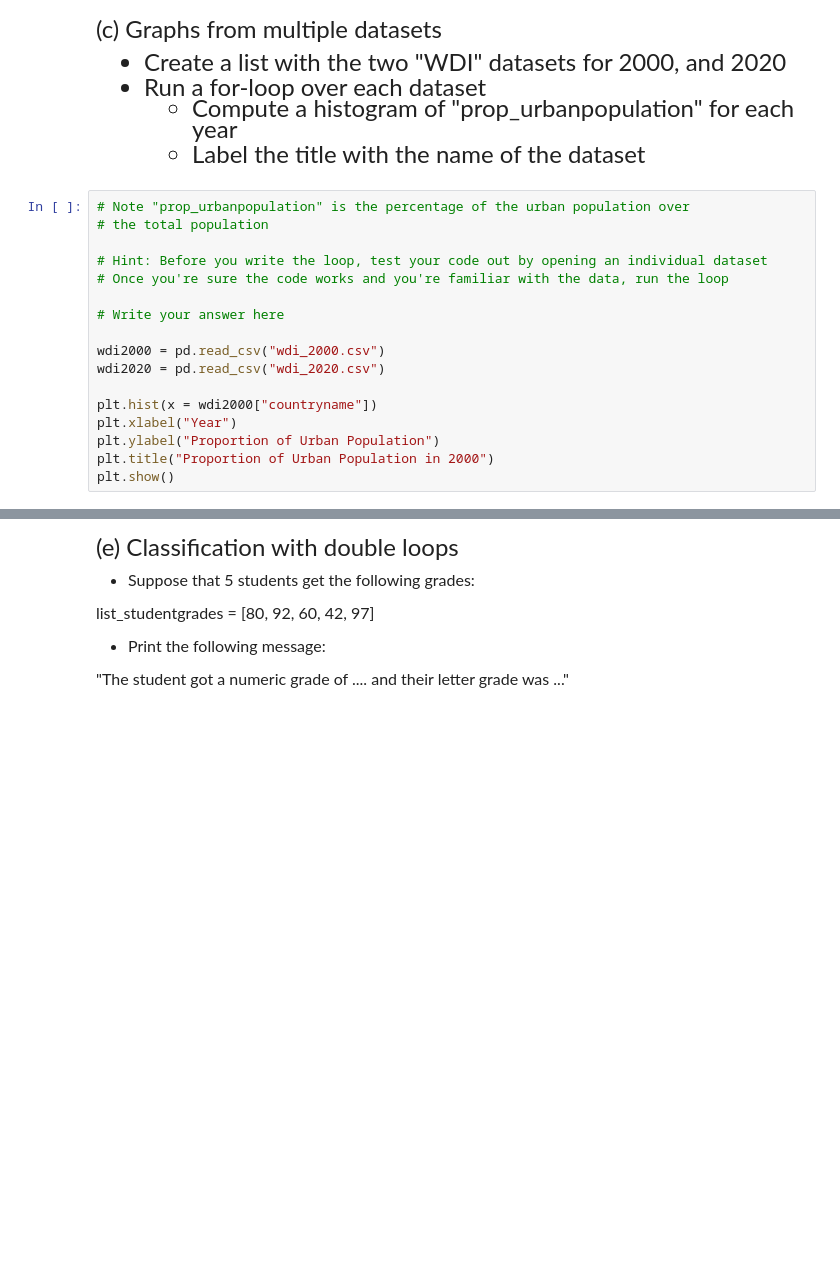
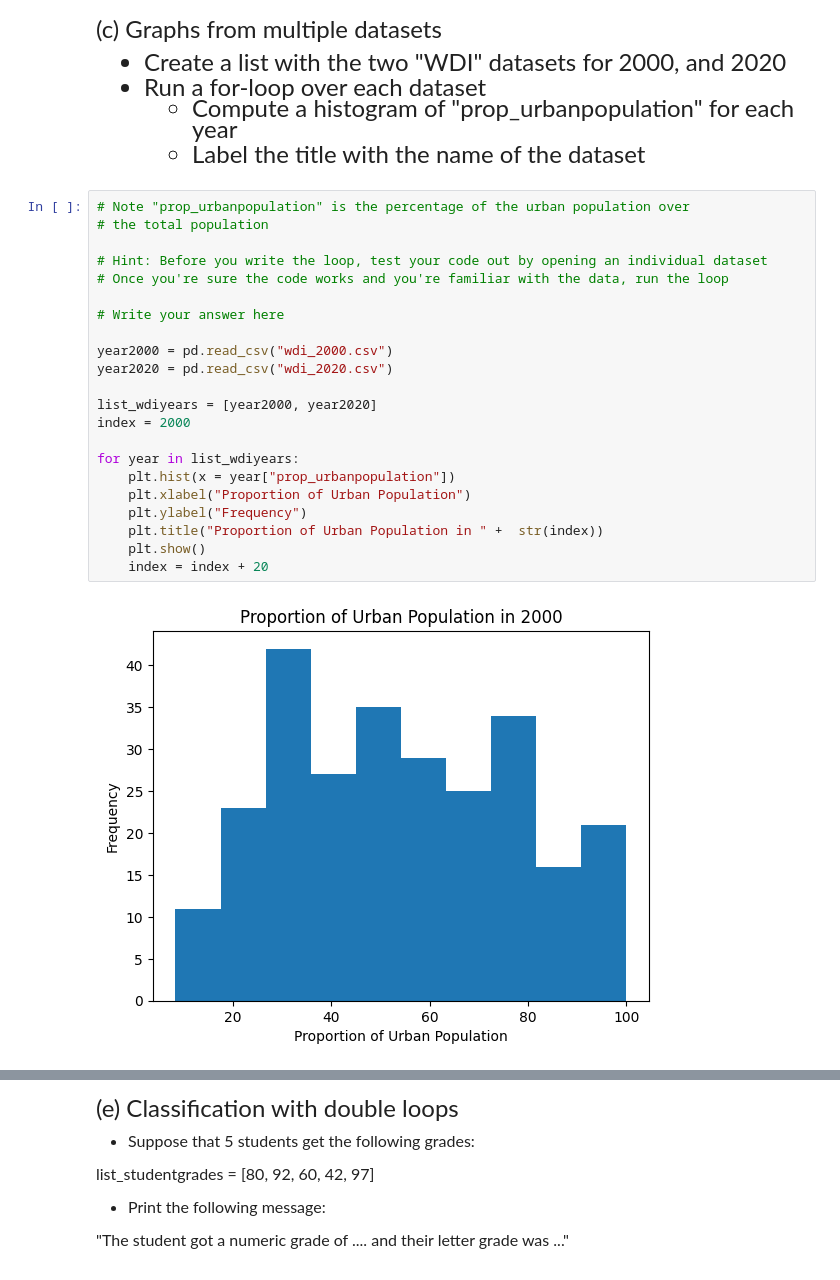
Before and after one commit to AzamLalani1/emoryqtm151, a Jupyter notebook: Assignment 4/Assignment 4.ipynb, the cells around one changed output, grey strips where cells are left out. Saved outputs shown, nothing was run; the diff lists cells and outputs as text; blank space fills up the shorter version.

```diff
--- a/Assignment 4/Assignment 4.ipynb
+++ b/Assignment 4/Assignment 4.ipynb
@@ -71,17 +76,24 @@ np.sum(list_eligible_voter)
 # %%
 # Note "prop_urbanpopulation" is the percentage of the urban population over
 # the total population
 
 # Hint: Before you write the loop, test your code out by opening an individual dataset
 # Once you're sure the code works and you're familiar with the data, run the loop
 
 # Write your answer here
 
-wdi2000 = pd.read_csv("wdi_2000.csv")
-wdi2020 = pd.read_csv("wdi_2020.csv")
+year2000 = pd.read_csv("wdi_2000.csv")
+year2020 = pd.read_csv("wdi_2020.csv")
 
-plt.hist(x = wdi2000["countryname"])
-plt.xlabel("Year")
-plt.ylabel("Proportion of Urban Population")
-plt.title("Proportion of Urban Population in 2000")
-plt.show()
+list_wdiyears = [year2000, year2020]
+index = 2000
+
+for year in list_wdiyears:
+    plt.hist(x = year["prop_urbanpopulation"])
+    plt.xlabel("Proportion of Urban Population")
+    plt.ylabel("Frequency")
+    plt.title("Proportion of Urban Population in " +  str(index))
+    plt.show()
+    index = index + 20
+# %% [output]
+[figure, added]
```
Also changed, not shown: parts of 5 cells of this notebook, 48 other files.
